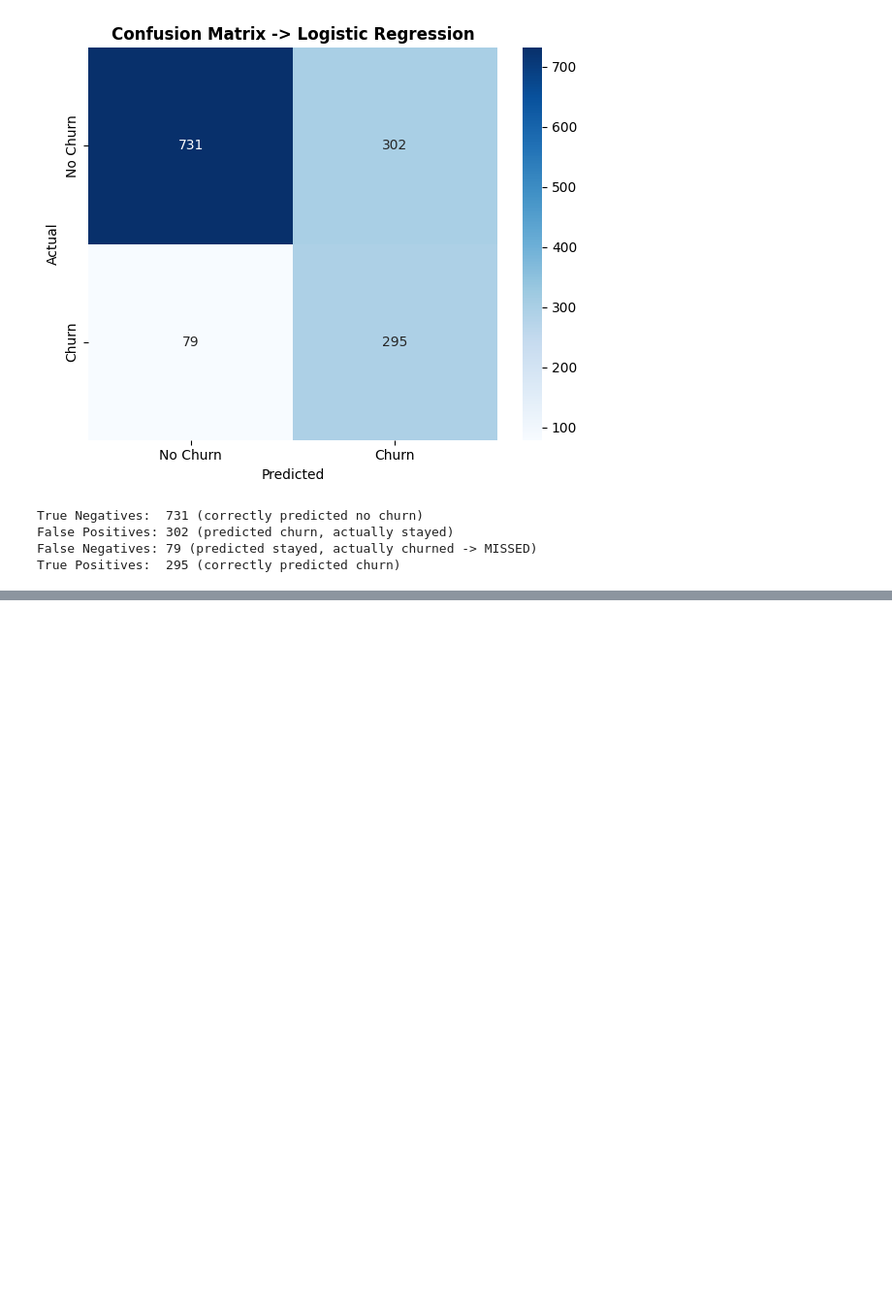
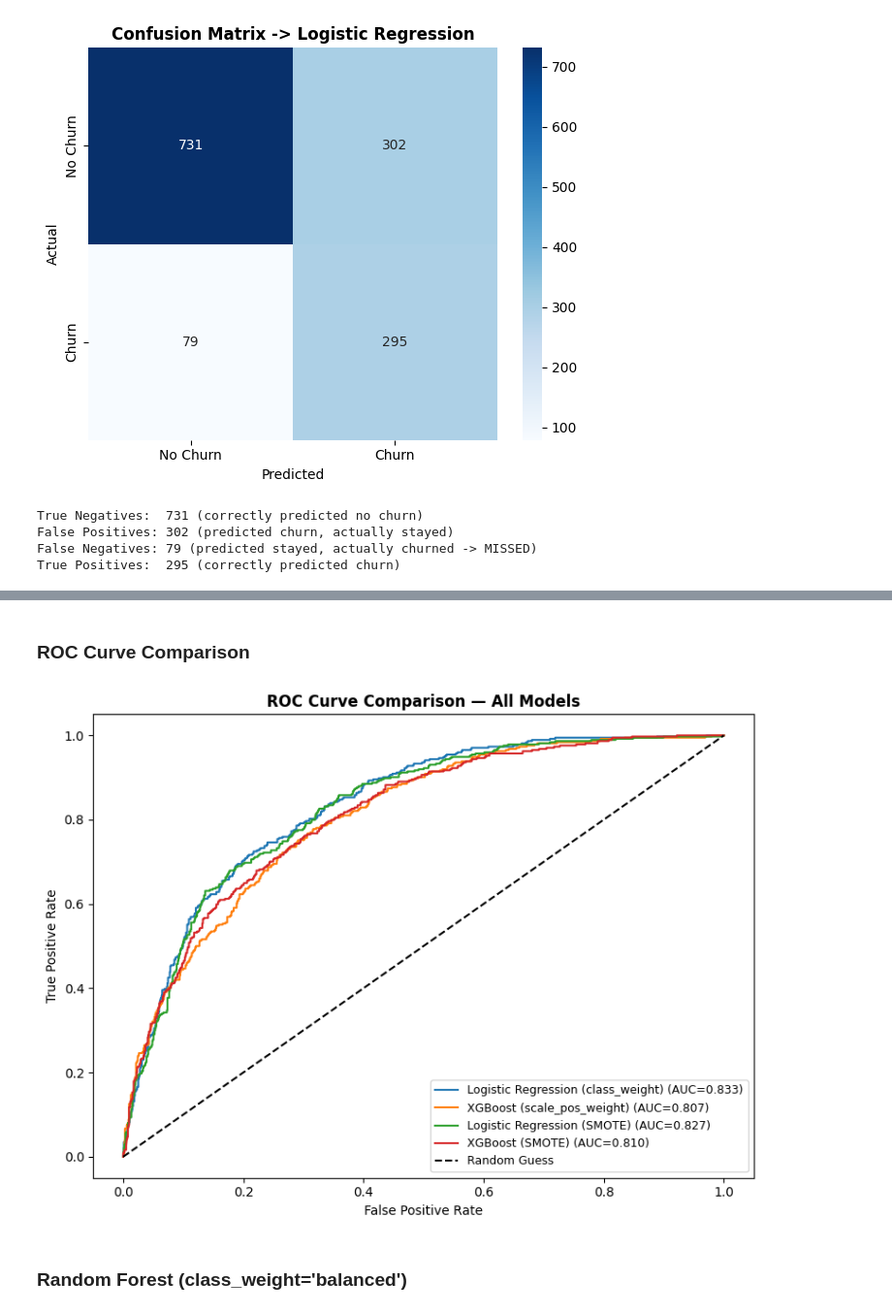
Before and after one commit to Shubham-kumar1-hub/customer-churn-analytics-prediction, a Jupyter notebook: notebooks/03_modeling.ipynb, the cells around one changed output, grey strips where cells are left out. Shown at 97% size. Cells and saved outputs as stored; diff of their text form; code cells hidden in the pictures; blank space fills up the shorter version.

```diff
--- a/notebooks/03_modeling.ipynb
+++ b/notebooks/03_modeling.ipynb
@@ -110,0 +144,4 @@ True Positives:  295 (correctly predicted churn)
+# %%
+# Predictions
+y_pred_xgb = xgb_model.predict(X_test)
+y_pred_proba_xgb = xgb_model.predict_proba(X_test)[:, 1]
@@ -110,0 +180,13 @@ True Positives:  295 (correctly predicted churn)
+# %%
+# SMOTE OVERSAMPLING
+# Creates synthetic minority class samples instead of just reweighting.
+
+from imblearn.over_sampling import SMOTE
+
+smote = SMOTE(random_state=42)
+X_train_smote, y_train_smote = smote.fit_resample(X_train, y_train)
+
+print("Before SMOTE:")
+print(y_train.value_counts())
+print("\nAfter SMOTE:")
+print(y_train_smote.value_counts())
@@ -110,0 +254,30 @@ True Positives:  295 (correctly predicted churn)
+# %% [markdown]
+### ROC Curve Comparison
+# %%
+from sklearn.metrics import roc_curve
+
+plt.figure(figsize=(8, 6))
+
+models_proba = {
+    'Logistic Regression (class_weight)': y_pred_proba_lr,
+    'XGBoost (scale_pos_weight)': y_pred_proba_xgb,
+    'Logistic Regression (SMOTE)': y_pred_proba_lr_smote,
+    'XGBoost (SMOTE)': y_pred_proba_xgb_smote
+}
+
+for name, proba in models_proba.items():
+    fpr, tpr, _ = roc_curve(y_test, proba)
+    auc = roc_auc_score(y_test, proba)
+    plt.plot(fpr, tpr, label=f'{name} (AUC={auc:.3f})')
+
+plt.plot([0, 1], [0, 1], 'k--', label='Random Guess')
+plt.xlabel('False Positive Rate')
+plt.ylabel('True Positive Rate')
+plt.title('ROC Curve Comparison — All Models', fontweight='bold')
+plt.legend(loc='lower right', fontsize=9)
+plt.tight_layout()
+plt.show()
+# %% [output]
+[figure, added]
+# %% [markdown]
+### Random Forest (class_weight='balanced')
```
Also changed, not shown: parts of 12 cells of this notebook.
